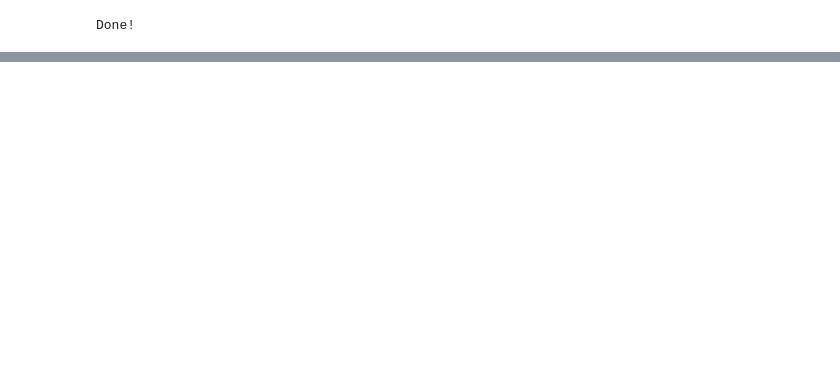
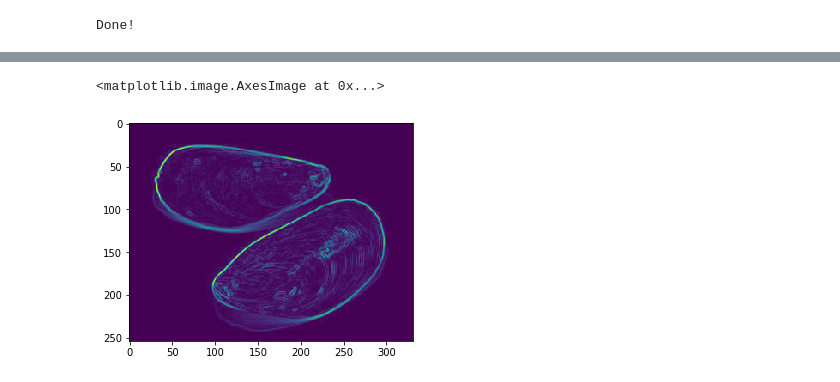
Before and after one commit to ckgrosch/groschner-python-ay250-homework, a Jupyter notebook: hw_6/hw_6_groschner.ipynb, the cells around one changed output, grey strips where cells are left out. Drawn from its saved outputs; the diff is of its cells as text; code cells hidden in the pictures; blank space fills up the shorter version.

```diff
--- a/hw_6/hw_6_groschner.ipynb
+++ b/hw_6/hw_6_groschner.ipynb
@@ -92,0 +146,5 @@ def lbp_hist(image):
+# %%
+plt.imshow(filters.sobel(rgb2gray(sample_images[files[32]])))
+# %% [output]
+<matplotlib.image.AxesImage at 0x...>
+[figure, added]
```
Also changed, not shown: parts of 31 cells of this notebook.
